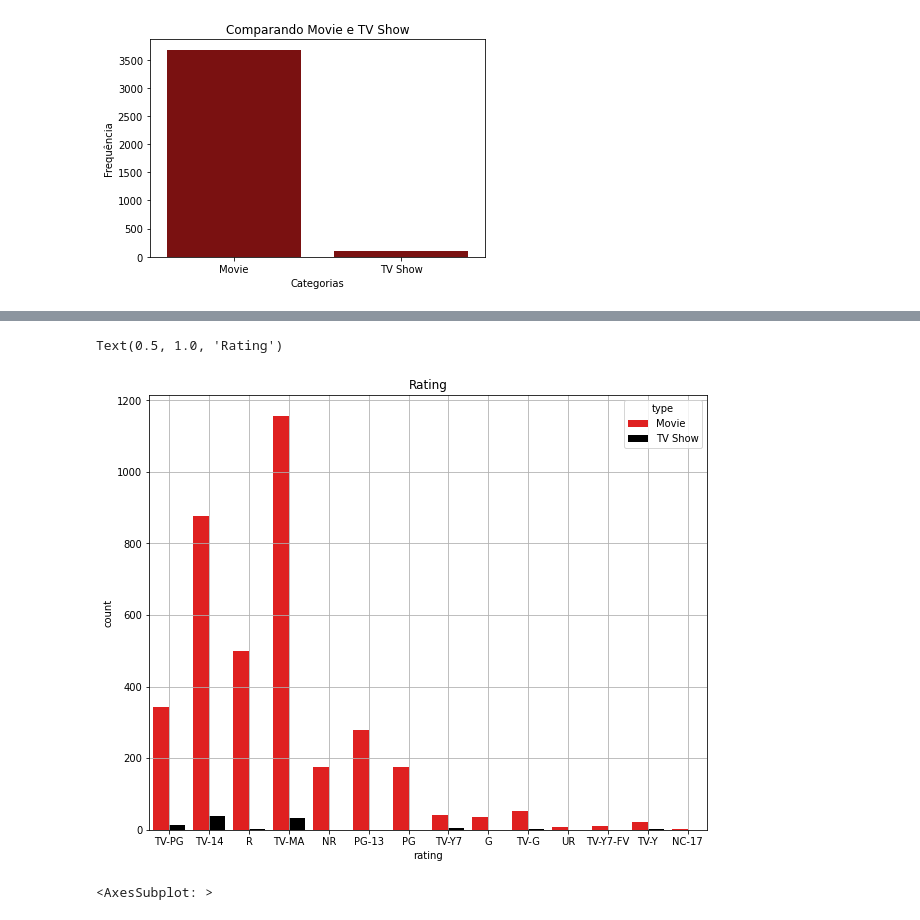
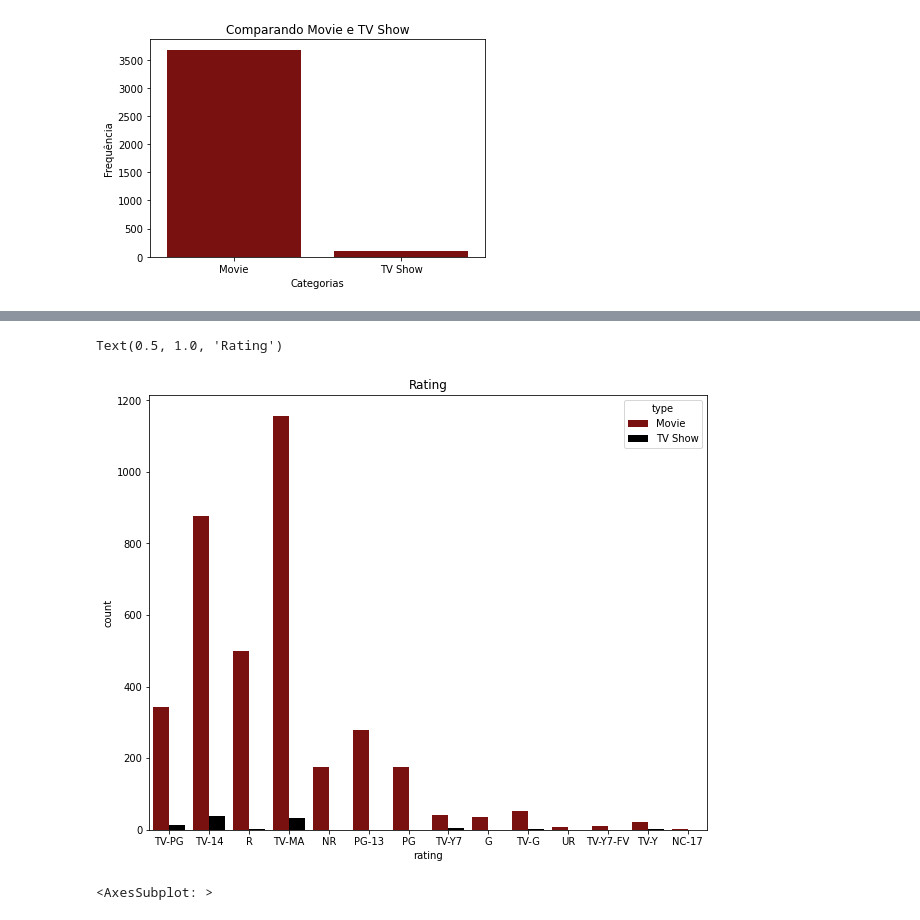
Before and after one commit to Hugox96/Netfliz_Python, a Jupyter notebook: Netflix.ipynb, the cells around one changed output, grey strips where cells are left out. Cells and saved outputs as stored; diff of their text form; code cells hidden in the pictures.

```diff
--- a/Netflix.ipynb
+++ b/Netflix.ipynb
@@ -149,14 +151,13 @@ Text(0.5, 1.0, 'Rating')
 # %%
 plt.figure(figsize=(10,8))
 # use a handmade palette
-cor = ["red", "black"]
+cor = ["darkred", "black"]
 sns.set_palette(cor)
 sns.countplot(x='rating',hue="type", data=netflix_dados)
-plt.grid()
 plt.title('Rating')
 # %% [output]
 Text(0.5, 1.0, 'Rating')
-[figure, old version]
+[figure, new version]
 # %%
 netflix_dados["country"].value_counts().head(10).plot(kind="bar")
 # %% [output]
```
Also changed, not shown: parts of 4 cells of this notebook, 1 other file.
